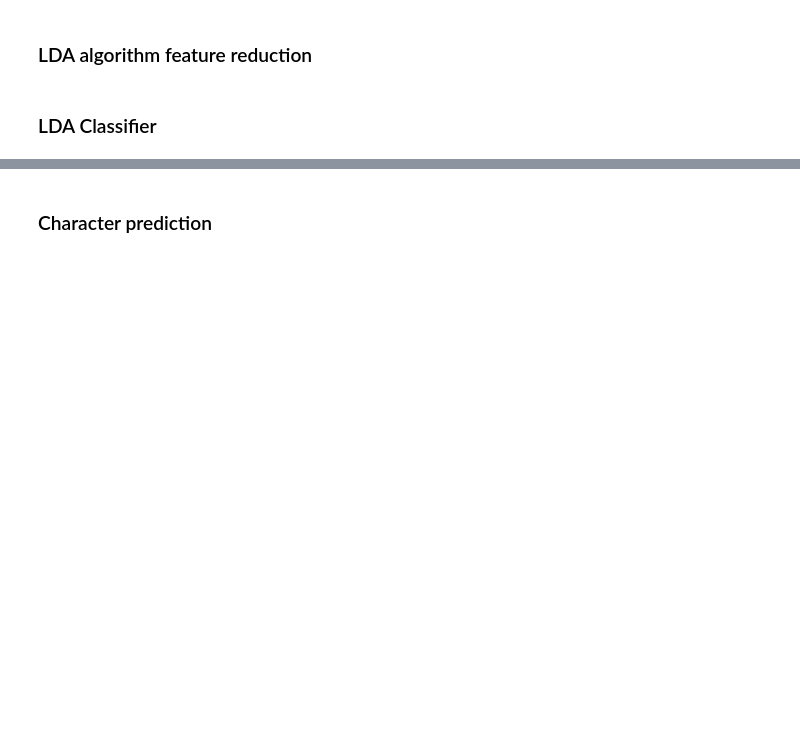
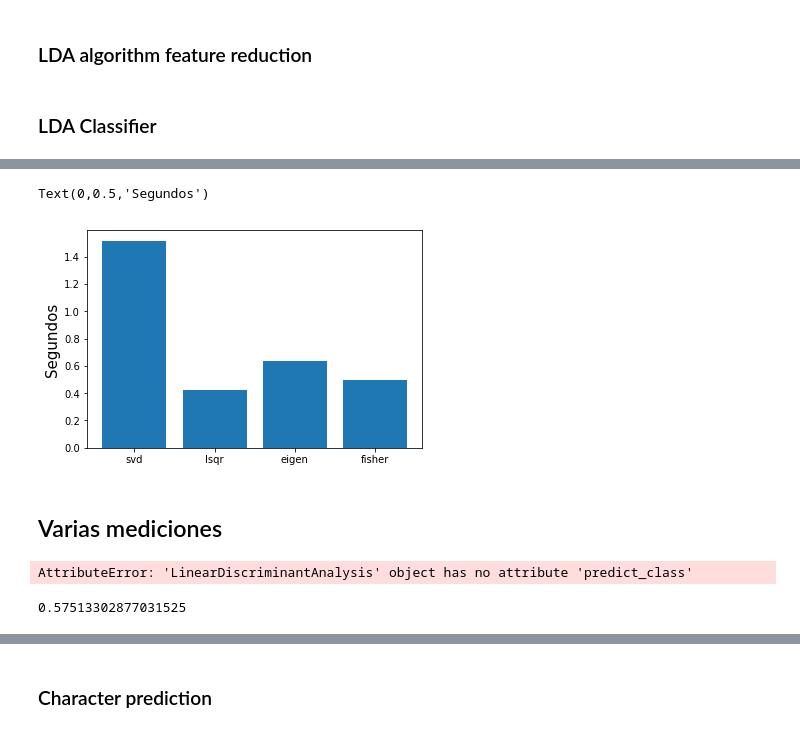
Before and after one commit to sofisappia/Machine-Learning-Algorithms, a Jupyter notebook: LDA.ipynb, the cells around one changed output, grey strips where cells are left out. Drawn from its saved outputs; the diff is of its cells as text; code cells hidden in the pictures; blank space fills up the shorter version.

```diff
--- a/LDA.ipynb
+++ b/LDA.ipynb
@@ -269,0 +458,39 @@ pred = clf.predict_proba(x_test)
+# %%
+solvers.append('fisher')
+times.append(t_fisher)
+plt.bar(solvers, times)
+plt.ylabel('Segundos', fontsize = 15)
+# %% [output]
+Text(0,0.5,'Segundos')
+[figure, added]
+# %% [markdown]
+## Varias mediciones
+# %%
+cm = []
+recall = []
+accuracy = []
+#precision = []
+log_loss = []
+fbeta = []
+for pred in pred_classes:
+    cm.append(metrics.confusion_matrix(y_valid, pred))
+    recall.append(metrics.recall_score(y_valid, pred))
+    accuracy.append(metrics.accuracy_score(y_valid, pred))
+ #   precision.append(metrics.precision_score(y_valid, pred))
+    fbeta.append(metrics.fbeta_score(y_valid, pred,4))
+for pred in predictions:
+        log_loss.append(metrics.log_loss(y_valid, pred))
+
+pred_class_ = cf.predict_class(X_valid)
+cm.append(metrics.confusion_matrix(y_valid, pred_class_))
+recall.append(metrics.recall_score(y_valid, pred_class_))
+accuracy.append(metrics.accuracy_score(y_valid, pred_class_))
+#precision.append(metrics.precision_score(y_valid, pred_class_))
+fbeta.append(metrics.fbeta_score(y_valid, pred_class_,4))
+log_loss.append(metrics.log_loss(y_valid, pred_[:,1]))
+# %% [output]
+AttributeError: 'LinearDiscriminantAnalysis' object has no attribute 'predict_class'
+# %%
+metrics.log_loss(y_valid, pred_[:,1])
+# %% [output]
+0.57513302877031525
```
Also changed, not shown: parts of 66 cells of this notebook.
